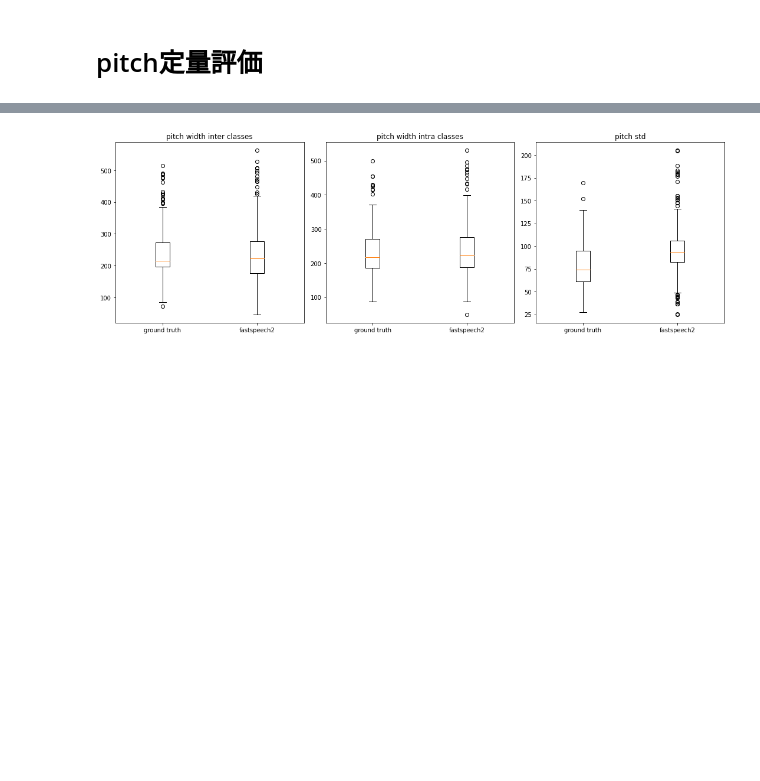
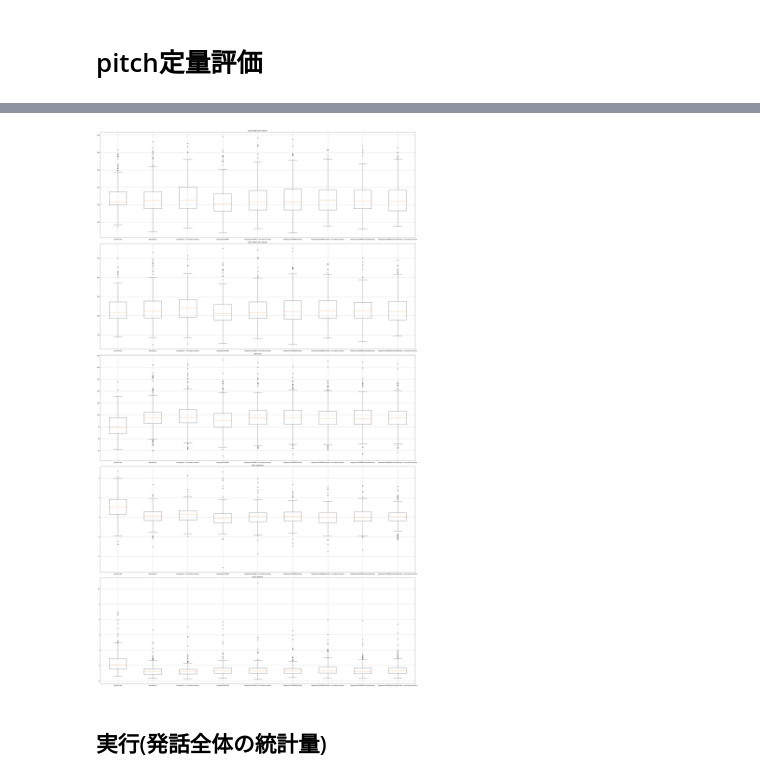
Before and after one commit to YutoNishimura-v2/vc_tts_template, a Jupyter notebook: dialogue_making.ipynb, the cells around one changed output, grey strips where cells are left out. Cells and saved outputs as stored; diff of their text form; code cells hidden in the pictures; blank space fills up the shorter version.

```diff
--- a/dialogue_making.ipynb
+++ b/dialogue_making.ipynb
@@ -190,6 +226,8 @@ emotion_names = ["Normal", "Happy", "Sad", "Angry"]
 emotion_widthes_w_all_mean = []
 emotion_widthes_w_class_mean = []
 emotion_variances = []
+emotion_skewnesses = []
+emotion_kurtosises = []
 
 # まずは, pitchを計算していく.
 for base_path in voice_base_pathes:
@@ -197,29 +235,30 @@ for base_path in voice_base_pathes:
     pitch_min = {k: [] for k in emotion_names}
     pitch_for_mean = {k: [] for k in emotion_names}
     pitch_variance = []
-    for wav_path in tqdm(Path(base_path).glob("*.wav")):
-        sr, x = wavfile.read(wav_path)
-        if x.dtype in [np.int16, np.int32]:
-            x = (x / np.iinfo(x.dtype).max).astype(np.float64)
-        pitch, t = pw.dio(
-            x.astype(np.float64),
-            sr,
-            frame_period=hop_length / sr * 1000,
-        )
-        pitch = pw.stonemask(x.astype(np.float64), pitch, t, sr)
-
-        # 0のところは除去
-        pitch = pitch[ pitch > 1e-6 ]
-
-        emo = wav_path.stem.split("_")[-1]
+    pitch_kurtosis = []
+    pitch_skewness = []
+    with ProcessPoolExecutor(10) as executor:
+        futures = [
+            executor.submit(
+                get_pitch_emo,
+                wav_path,
+            )
+            for wav_path in Path(base_path).glob("*.wav")
+        ]
+    for future in tqdm(futures):
+        pitch, emo = future.result()
 
         pitch_max[emo].append(np.max(pitch))
         pitch_min[emo].append(np.min(pitch))
         pitch_variance.append(np.std(pitch))
+        pitch_kurtosis.append(stats.kurtosis(pitch))
+        pitch_skewness.append(stats.skew(pitch))
 
         pitch_for_mean[emo] += list(pitch)
 
     emotion_variances.append(pitch_variance)
+    emotion_kurtosises.append(pitch_kurtosis)
+    emotion_skewnesses.append(pitch_skewness)
 
     # クラス内、外のpitch平均値を計算
     class_mean = {}
@@ -261,15 +314,18 @@ recipes/fastspeech2/exp/LINE_2_sr22050_LINE_2/synthesis_fastspeech2_hifigan/eval
 # %%
-# bpx plot
-fig, axes = plt.subplots(1, 3, figsize=(15, 5))
+# box plot
+fig, axes = plt.subplots(5, 1, figsize=(35, 60))
 
 axes = axes.flatten()
 
-titles = ["pitch width inter classes", "pitch width intra classes", "pitch std"]
-for i, datas in enumerate([emotion_widthes_w_all_mean, emotion_widthes_w_class_mean, emotion_variances]):
+titles = ["pitch width inter classes", "pitch width intra classes", "pitch std", "pitch skewness", "pitch kurtosis"]
+for i, datas in enumerate([emotion_widthes_w_all_mean, emotion_widthes_w_class_mean, emotion_variances, emotion_skewnesses, emotion_kurtosises]):
     axes[i].set_title(titles[i])
     axes[i].set_xticklabels(labels)
     axes[i].boxplot(datas)
+    axes[i].grid()
 plt.tight_layout()
 plt.show()
 # %% [output]
-[figure, old version]
+[figure, new version]
+# %% [markdown]
+## 実行(発話全体の統計量)
```
Also changed, not shown: parts of 9 cells of this notebook, 1 other file.
